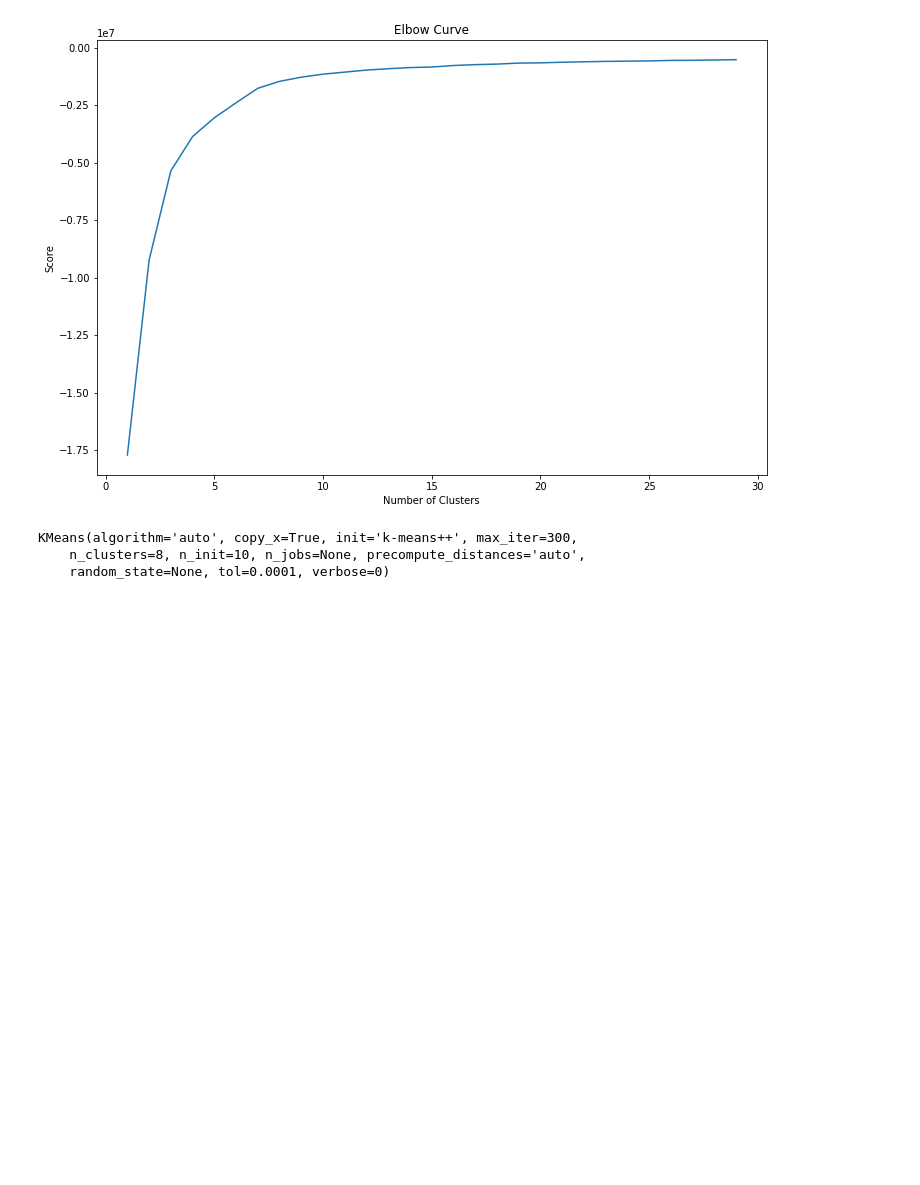
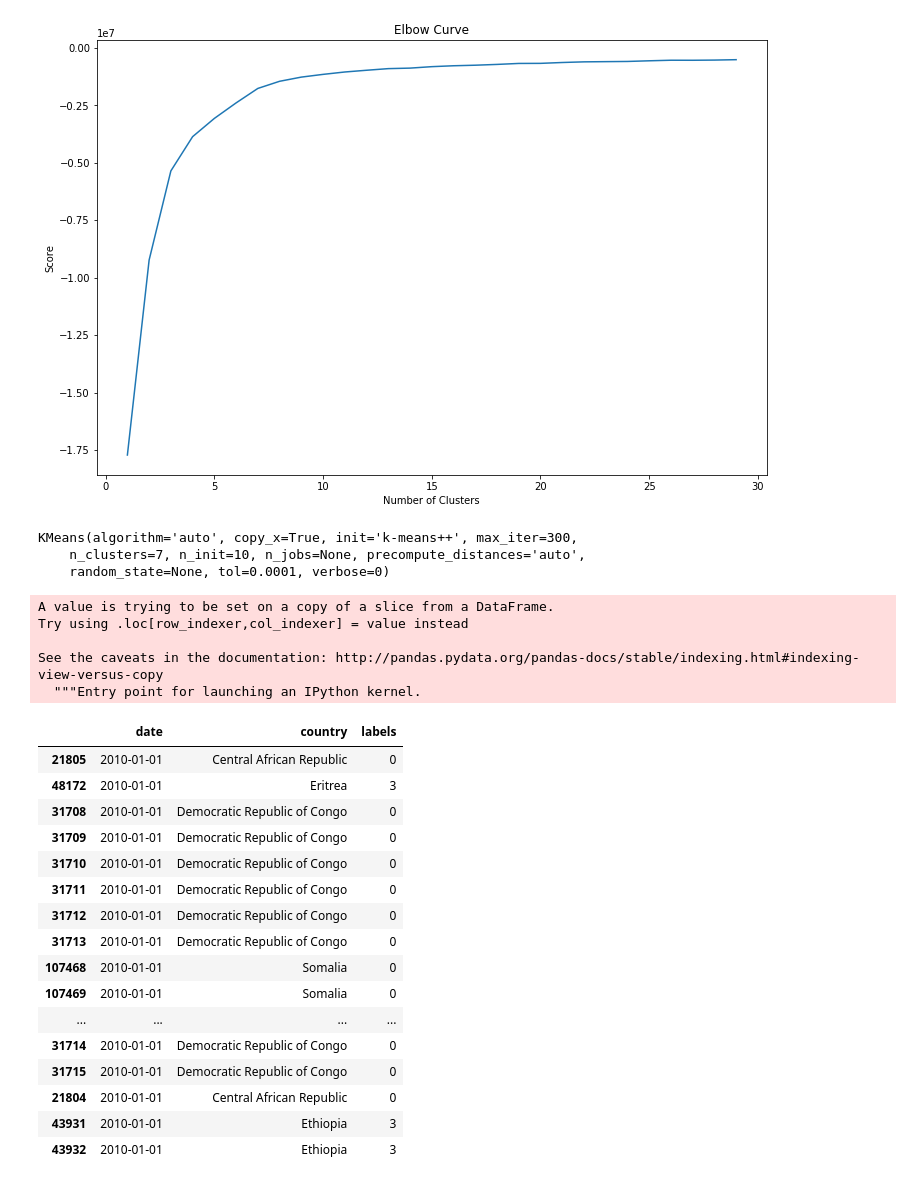
Before and after one commit to cmdelaserna/press-freedom, a Jupyter notebook: notebooks/ACLED data - Africa dataset.ipynb, the cells around one changed output. Saved outputs shown, nothing was run; the diff lists cells and outputs as text; code cells hidden in the pictures; blank space fills up the shorter version.

```diff
--- a/notebooks/ACLED data - Africa dataset.ipynb
+++ b/notebooks/ACLED data - Africa dataset.ipynb
@@ -280,10 +256,10 @@ plt.show()
 [figure]
 # %%
 # K-clustering
-c = 8
+c = 7
 clusters = KMeans(n_clusters=c)
 clusters.fit(X)
 # %% [output]
 KMeans(algorithm='auto', copy_x=True, init='k-means++', max_iter=300,
-    n_clusters=8, n_init=10, n_jobs=None, precompute_distances='auto',
+    n_clusters=7, n_init=10, n_jobs=None, precompute_distances='auto',
     random_state=None, tol=0.0001, verbose=0)
@@ -302,0 +268,28 @@ filtered_data.group.unique()
+# %%
+filtered_data['labels'] = X.labels
+# %% [output]
+A value is trying to be set on a copy of a slice from a DataFrame.
+Try using .loc[row_indexer,col_indexer] = value instead
+
+See the caveats in the documentation: http://pandas.pydata.org/pandas-docs/stable/indexing.html#indexing-view-versus-copy
+  """Entry point for launching an IPython kernel.
+# %%
+filtered_data[['date','country', 'labels']].sort_values(by='date').head(20)
+# %% [output]
+|  | date | country | labels |
+| 21805 | 2010-01-01 | Central African Republic | 0 |
+| 48172 | 2010-01-01 | Eritrea | 3 |
+| 31708 | 2010-01-01 | Democratic Republic of Congo | 0 |
+| 31709 | 2010-01-01 | Democratic Republic of Congo | 0 |
+| 31710 | 2010-01-01 | Democratic Republic of Congo | 0 |
+| 31711 | 2010-01-01 | Democratic Republic of Congo | 0 |
+| 31712 | 2010-01-01 | Democratic Republic of Congo | 0 |
+| 31713 | 2010-01-01 | Democratic Republic of Congo | 0 |
+| 107468 | 2010-01-01 | Somalia | 0 |
+| 107469 | 2010-01-01 | Somalia | 0 |
+| ... | ... | ... | ... |
+| 31714 | 2010-01-01 | Democratic Republic of Congo | 0 |
+| 31715 | 2010-01-01 | Democratic Republic of Congo | 0 |
+| 21804 | 2010-01-01 | Central African Republic | 0 |
+| 43931 | 2010-01-01 | Ethiopia | 3 |
+| 43932 | 2010-01-01 | Ethiopia | 3 |
```
Also changed, not shown: parts of 15 cells of this notebook.
